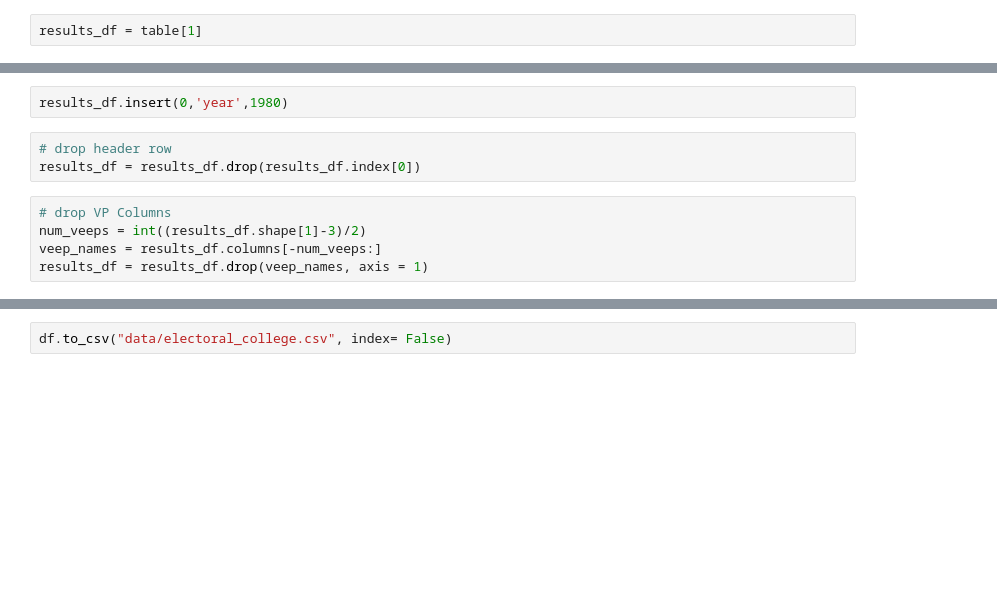
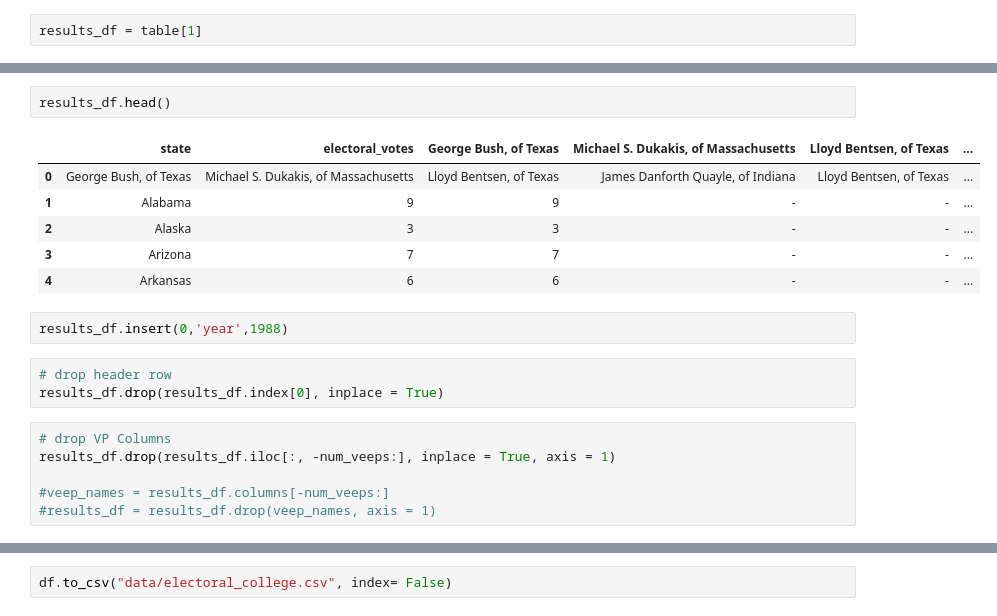
Before and after one commit to ta-data-mexpt/project-dataviz, a Jupyter notebook: Electoral-College-Web-Scraping.ipynb, the cells around one changed output, grey strips where cells are left out. Saved outputs shown, nothing was run; the diff lists cells and outputs as text; blank space fills up the shorter version.

```diff
--- a/Electoral-College-Web-Scraping.ipynb
+++ b/Electoral-College-Web-Scraping.ipynb
@@ -25,10 +35,20 @@ results_df.columns = ['state','electoral_votes'] + list(results_df.iloc[0,0:4])
+# %%
+results_df.head()
+# %% [output]
+|  | state | electoral_votes | George Bush, of Texas | Michael S. Dukakis, of Massachusetts | Lloyd Bentsen, of Texas | ... |
+| 0 | George Bush, of Texas | Michael S. Dukakis, of Massachusetts | Lloyd Bentsen, of Texas | James Danforth Quayle, of Indiana | Lloyd Bentsen, of Texas | ... |
+| 1 | Alabama | 9 | 9 | - | - | ... |
+| 2 | Alaska | 3 | 3 | - | - | ... |
+| 3 | Arizona | 7 | 7 | - | - | ... |
+| 4 | Arkansas | 6 | 6 | - | - | ... |
 # %%
-results_df.insert(0,'year',1980)
+results_df.insert(0,'year',1988)
 # %%
 # drop header row
-results_df = results_df.drop(results_df.index[0])
+results_df.drop(results_df.index[0], inplace = True)
 # %%
 # drop VP Columns
-num_veeps = int((results_df.shape[1]-3)/2)
-veep_names = results_df.columns[-num_veeps:]
-results_df = results_df.drop(veep_names, axis = 1)
+results_df.drop(results_df.iloc[:, -num_veeps:], inplace = True, axis = 1)
+
+#veep_names = results_df.columns[-num_veeps:]
+#results_df = results_df.drop(veep_names, axis = 1)
```
Also changed, not shown: parts of 19 cells of this notebook, 2 other files.
